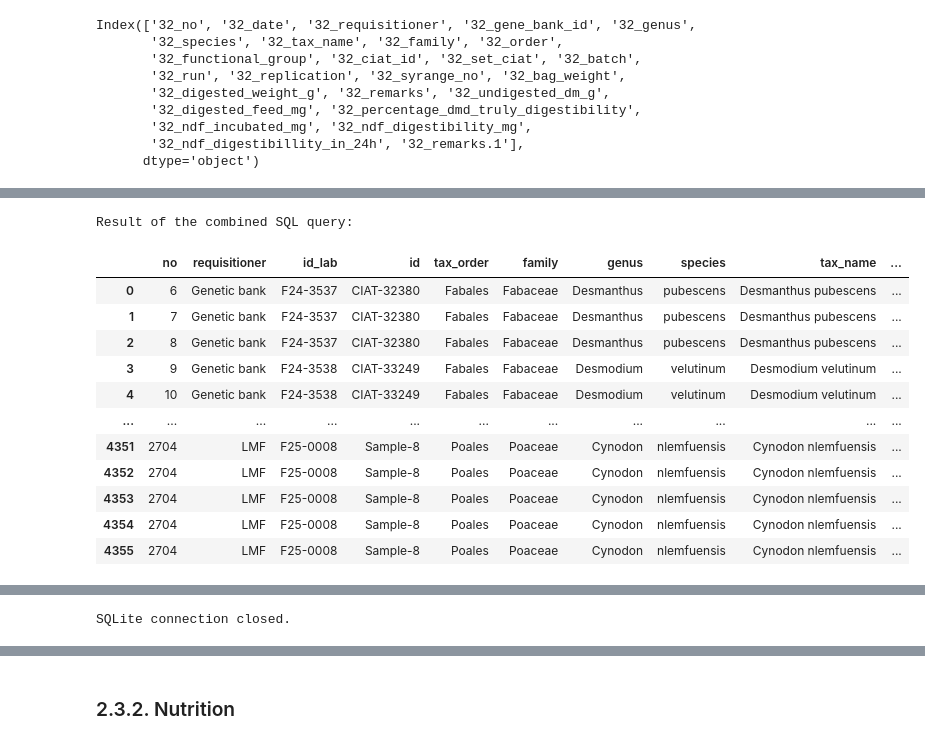
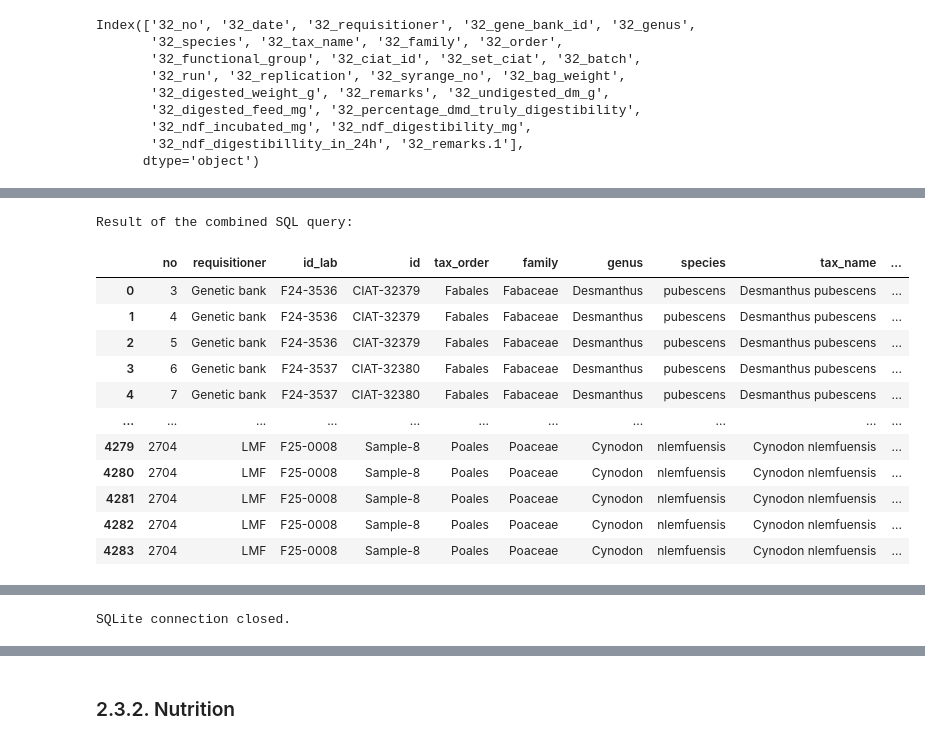
Before and after one commit to maurope/lmf, a Jupyter notebook: notebooks/2026/2026_05_29_sql_data_frame_creation_for_methane_intensity_and_tddm_estimations.ipynb, the cells around one changed output, grey strips where cells are left out. Cells and saved outputs as stored; diff of their text form; code cells hidden in the pictures.

```diff
--- a/notebooks/2026/2026_05_29_sql_data_frame_creation_for_methane_intensity_and_tddm_estimations.ipynb
+++ b/notebooks/2026/2026_05_29_sql_data_frame_creation_for_methane_intensity_and_tddm_estimations.ipynb
@@ -423,6 +418,7 @@ DataFrame with new 'subset' column:
 # %%
 # Load the CSVs from Drive into pandas DataFrames
 subset_2_information_samples = pd.read_csv('/content/drive/MyDrive/lmf/data/2026_05_29_sql_data_frame_creation_for_methane_intensity_and_tddm_estimations/subset_2/csv/10_information_samples.csv', encoding='latin1')
-subset_2_gas_prod = pd.read_csv('/content/drive/MyDrive/lmf/data/2026_05_29_sql_data_frame_creation_for_methane_intensity_and_tddm_estimations/subset_2/csv/31_gas_prod.csv', encoding='latin1')
+subset_2_gas_original = pd.read_csv('/content/drive/MyDrive/lmf/data/2026_05_29_sql_data_frame_creation_for_methane_intensity_and_tddm_estimations/subset_2/csv/31_gas_prod.csv', encoding='latin1')
+subset_2_gas_curated = pd.read_csv('/content/drive/MyDrive/lmf/data/2026_05_29_sql_data_frame_creation_for_methane_intensity_and_tddm_estimations/subset_2/csv/40gas_result_gas_prod_data_r22.csv', encoding='latin1')
 subset_2_nutrition = pd.read_csv('/content/drive/MyDrive/lmf/data/2026_05_29_sql_data_frame_creation_for_methane_intensity_and_tddm_estimations/subset_2/csv/40_result_q_raw_data.csv', encoding='latin1')
 subset_2_digest = pd.read_csv('/content/drive/MyDrive/lmf/data/2026_05_29_sql_data_frame_creation_for_methane_intensity_and_tddm_estimations/subset_2/csv/32_digest.csv', encoding='latin1')
@@ -441,19 +434,22 @@ subset_2_digest.head()
 # %%
 # Clean first row containing orignal column names from excel files
 subset_2_information_samples = remove_first_row(subset_2_information_samples)
-subset_2_gas_prod = remove_first_row(subset_2_gas_prod)
+subset_2_gas_original = remove_first_row(subset_2_gas_original)
+subset_2_gas_curated = remove_first_row(subset_2_gas_curated)
 subset_2_nutrition = remove_first_row(subset_2_nutrition)
 subset_2_digest = remove_first_row(subset_2_digest)
 
 # Add '-' to lab ids and ensure correct format FXX-XXXX
 subset_2_information_samples['10_ciat_lab_id'] = clean_lab_ids(subset_2_information_samples['10_ciat_lab_id'])
-subset_2_gas_prod['31_ciat_id'] = clean_lab_ids(subset_2_gas_prod['31_ciat_id'])
+subset_2_gas_original['31_ciat_id'] = clean_lab_ids(subset_2_gas_original['31_ciat_id'])
+subset_2_gas_prod['40gas_ciat_id'] = clean_lab_ids(subset_2_gas_prod['40gas_ciat_id'])
 subset_2_nutrition['40qraw_sample_id'] = clean_lab_ids(subset_2_nutrition['40qraw_sample_id'])
 subset_2_digest['32_ciat_id'] = clean_lab_ids(subset_2_digest['32_ciat_id'])
 
 # Clean and standardize gene bank and breeding program ids
 subset_2_information_samples['10_gene_bank_breeding_program_id'] = clean_standardize_ids(subset_2_information_samples['10_gene_bank_breeding_program_id'])
-subset_2_gas_prod['31_gene_bank_id'] = clean_standardize_ids(subset_2_gas_prod['31_gene_bank_id'])
+subset_2_gas_original['31_gene_bank_id'] = clean_standardize_ids(subset_2_gas_original['31_gene_bank_id'])
+subset_2_gas_curated['40gas_gene_bank_id'] = clean_standardize_ids(subset_2_gas_curated['40gas_gene_bank_id'])
 subset_2_nutrition['40qraw_gene_bank_breeding_program_id'] = clean_standardize_ids(subset_2_nutrition['40qraw_gene_bank_breeding_program_id'])
 subset_2_digest['32_gene_bank_id'] = clean_standardize_ids(subset_2_digest['32_gene_bank_id'])
 # %%
@@ -556,67 +560,84 @@ Index(['32_no', '32_date', '32_requisitioner', '32_gene_bank_id', '32_genus',
 # %%
 query_combined = """
 SELECT
-    s2g."31_no" as no,
+    s2gc."40gas_no" as no,
     s2i."10_requisitioner" as requisitioner,
     s2i."10_ciat_lab_id" as id_lab,
     s2i."10_gene_bank_breeding_program_id" as id,
     s2i."10_order" as tax_order,
     s2i."10_family" as family,
     s2i."10_genus" as genus,
     s2i."10_species" as species,
     s2i."10_tax_name" as tax_name,
     s2i."10_functional_group" as functional_group,
-    s2g."31_set_ciat" as set_ciat,
-    s2g."31_batch" as batch,
-    s2g."31_run" as run,
-    s2g."31_replication" as replication,
-    s2g."31_syrange_no" as syrange,
-    s2g."31_net_gas_8h_ml" as net_gas_8h_ml,
-    s2g."31_net_gas_24h_ml" as net_gas_24h_ml,
-    s2g."31_ch4_8h_ml" as ch4_8h_ml,
-    s2g."31_ch4_24h_ml" as ch4_24h_ml,
-    s2g."31_ch4_8h_percentage" as ch4_percentage_in_gas_8h,
-    s2g."31_ch4_24h_percentage" as ch4_percentage_in_gas_24h,
-    s2g."31_gas_ml_g_dm_incubated_24h" as gas_ml_g_dm_incubated_24h,
-    s2g."31_ch4_ml_g_ndf_digested_in_24h" as ch4_ml_g_ndf_digested_24h,
-    s2g."31_ch4_ml_g_dmd_24h" as methane_intensity,
-    s2g."31_percentage_dmd_truly_digestibility" as tddm,
-    s2d."32_undigested_dm_g" as new_undigested_dm_g
+
+    s2gc."40gas_set_ciat" as set_ciat,
+    s2gc."40gas_batch" as batch,
+    s2gc."40gas_run" as run,
+    s2gc."40gas_replication" as replication,
+    s2gc."40gas_syrange_no" as syrange,
+
+    s2go."31_sample_weight_g" as sample_weight_g,
+    s2d."32_undigested_dm_g" as undigested_dm_g,
+    s2go."31_dm_incubated_mg" as dm_incubated,
+    s2go."31_digested_feed_mg" as digested_feed_mg,
+
+    s2gc."40gas_net_gas_8h_ml" as net_gas_8h_ml,
+    s2gc."40gas_net_gas_24h_ml" as net_gas_24h_ml,
+    s2go."31_ch4_8h_ml" as ch4_8h_ml,
+    s2go."31_ch4_24h_ml" as ch4_24h_ml,
+
+    s2gc."40_gas_ml_g_dm_incubated_24h" as gas_ml_g_dm_incubated_24h,
+    s2gc."40gas_part_fact" as part_fact,
+
+    s2gc."40gas_ch4_ml_g_dm_incubated_24h" as ch4_ml_g_dm_incubaed_24h,
+    s2gc."40gas_ch4_ml_g_ndf_digested_in_24h" as ch4_ml_g_ndf_digested_24h,
+    s2gc."40gas_ch4_ml_g_dmd_24_h" as methane_intensity,
+    s2gc."40gas_percentage_dmd_truly_digestibility" as tddm,
+    s2gc."40gas_remarks2" as remarks
+
 FROM
     subset_2_information_samples AS s2i
 JOIN
-    subset_2_gas_prod AS s2g
-ON s2i."10_ciat_lab_id" = s2g."31_ciat_id"
+    subset_2_gas_original AS s2go
+ON s2i."10_ciat_lab_id" = s2go."31_ciat_id"
+
+JOIN subset_2_gas_curated AS s2gc
+ON s2go."31_gene_bank_id" = s2gc."40gas_gene_bank_id"
+AND s2go."31_no" = s2gc."40gas_no"
+AND s2go."31_replication" = s2gc."40gas_replication"
+AND s2go."31_syrange_no" = s2gc."40gas_syrange_no"
+
 
 LEFT JOIN subset_2_digest AS s2d
-ON s2g."31_ciat_id" = s2d."32_ciat_id"
-AND s2g."31_no" = s2d."32_no"
-AND s2g."31_replication" = s2d."32_replication"
-AND s2g."31_syrange_no" = s2d."32_syrange_no"
+ON s2go."31_ciat_id" = s2d."32_ciat_id"
+AND s2go."31_no" = s2d."32_no"
+AND s2go."31_replication" = s2d."32_replication"
+AND s2go."31_syrange_no" = s2d."32_syrange_no"
 
 ORDER BY
     CAST(no AS INTEGER) ASC
 
 """
 
 subset_2_gas_sorted_by_sql  = pd.read_sql_query(query_combined, conn_new)
 
 print("Result of the combined SQL query:")
 display(subset_2_gas_sorted_by_sql)
 
 conn_new.close()
 print("\nSQLite connection closed.")
 # %% [output]
 Result of the combined SQL query:
 |  | no | requisitioner | id_lab | id | tax_order | family | genus | species | tax_name | ... |
-| 0 | 6 | Genetic bank | F24-3537 | CIAT-32380 | Fabales | Fabaceae | Desmanthus | pubescens | Desmanthus pubescens | ... |
-| 1 | 7 | Genetic bank | F24-3537 | CIAT-32380 | Fabales | Fabaceae | Desmanthus | pubescens | Desmanthus pubescens | ... |
-| 2 | 8 | Genetic bank | F24-3537 | CIAT-32380 | Fabales | Fabaceae | Desmanthus | pubescens | Desmanthus pubescens | ... |
-| 3 | 9 | Genetic bank | F24-3538 | CIAT-33249 | Fabales | Fabaceae | Desmodium | velutinum | Desmodium velutinum | ... |
-| 4 | 10 | Genetic bank | F24-3538 | CIAT-33249 | Fabales | Fabaceae | Desmodium | velutinum | Desmodium velutinum | ... |
+| 0 | 3 | Genetic bank | F24-3536 | CIAT-32379 | Fabales | Fabaceae | Desmanthus | pubescens | Desmanthus pubescens | ... |
+| 1 | 4 | Genetic bank | F24-3536 | CIAT-32379 | Fabales | Fabaceae | Desmanthus | pubescens | Desmanthus pubescens | ... |
+| 2 | 5 | Genetic bank | F24-3536 | CIAT-32379 | Fabales | Fabaceae | Desmanthus | pubescens | Desmanthus pubescens | ... |
+| 3 | 6 | Genetic bank | F24-3537 | CIAT-32380 | Fabales | Fabaceae | Desmanthus | pubescens | Desmanthus pubescens | ... |
+| 4 | 7 | Genetic bank | F24-3537 | CIAT-32380 | Fabales | Fabaceae | Desmanthus | pubescens | Desmanthus pubescens | ... |
 | ... | ... | ... | ... | ... | ... | ... | ... | ... | ... | ... |
-| 4351 | 2704 | LMF | F25-0008 | Sample-8 | Poales | Poaceae | Cynodon | nlemfuensis | Cynodon nlemfuensis | ... |
-| 4352 | 2704 | LMF | F25-0008 | Sample-8 | Poales | Poaceae | Cynodon | nlemfuensis | Cynodon nlemfuensis | ... |
-| 4353 | 2704 | LMF | F25-0008 | Sample-8 | Poales | Poaceae | Cynodon | nlemfuensis | Cynodon nlemfuensis | ... |
-| 4354 | 2704 | LMF | F25-0008 | Sample-8 | Poales | Poaceae | Cynodon | nlemfuensis | Cynodon nlemfuensis | ... |
-| 4355 | 2704 | LMF | F25-0008 | Sample-8 | Poales | Poaceae | Cynodon | nlemfuensis | Cynodon nlemfuensis | ... |
+| 4279 | 2704 | LMF | F25-0008 | Sample-8 | Poales | Poaceae | Cynodon | nlemfuensis | Cynodon nlemfuensis | ... |
+| 4280 | 2704 | LMF | F25-0008 | Sample-8 | Poales | Poaceae | Cynodon | nlemfuensis | Cynodon nlemfuensis | ... |
+| 4281 | 2704 | LMF | F25-0008 | Sample-8 | Poales | Poaceae | Cynodon | nlemfuensis | Cynodon nlemfuensis | ... |
+| 4282 | 2704 | LMF | F25-0008 | Sample-8 | Poales | Poaceae | Cynodon | nlemfuensis | Cynodon nlemfuensis | ... |
+| 4283 | 2704 | LMF | F25-0008 | Sample-8 | Poales | Poaceae | Cynodon | nlemfuensis | Cynodon nlemfuensis | ... |
```
Also changed, not shown: parts of 47 cells of this notebook, 9 other files.
